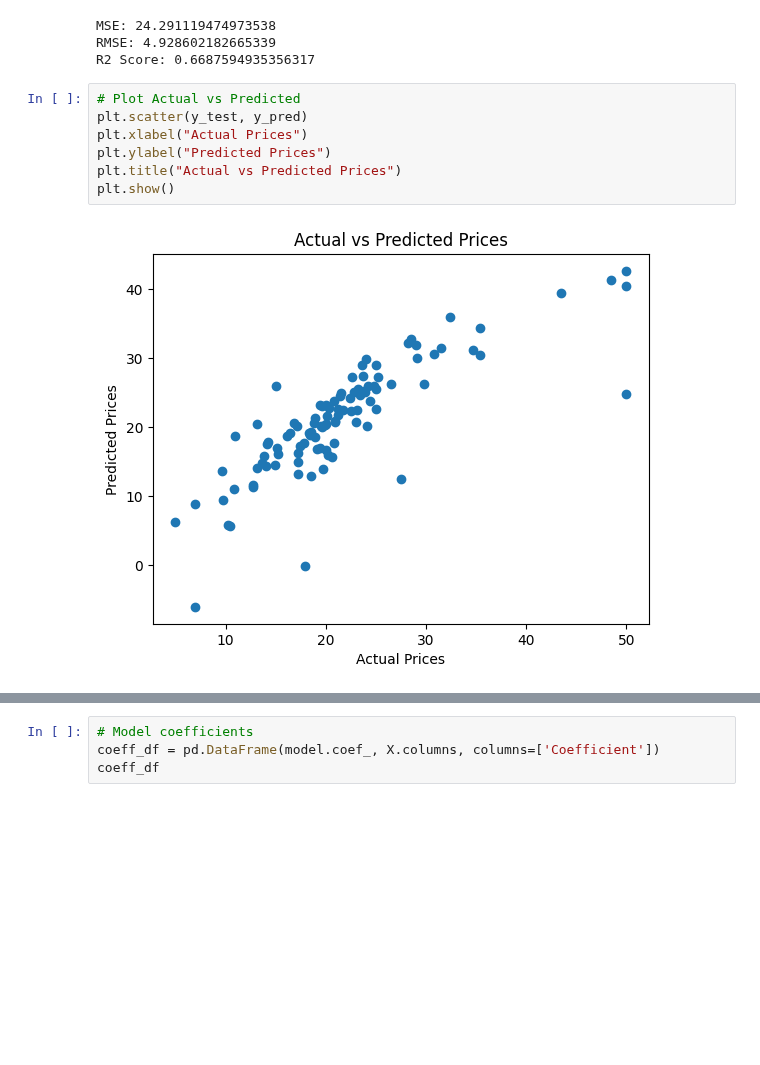
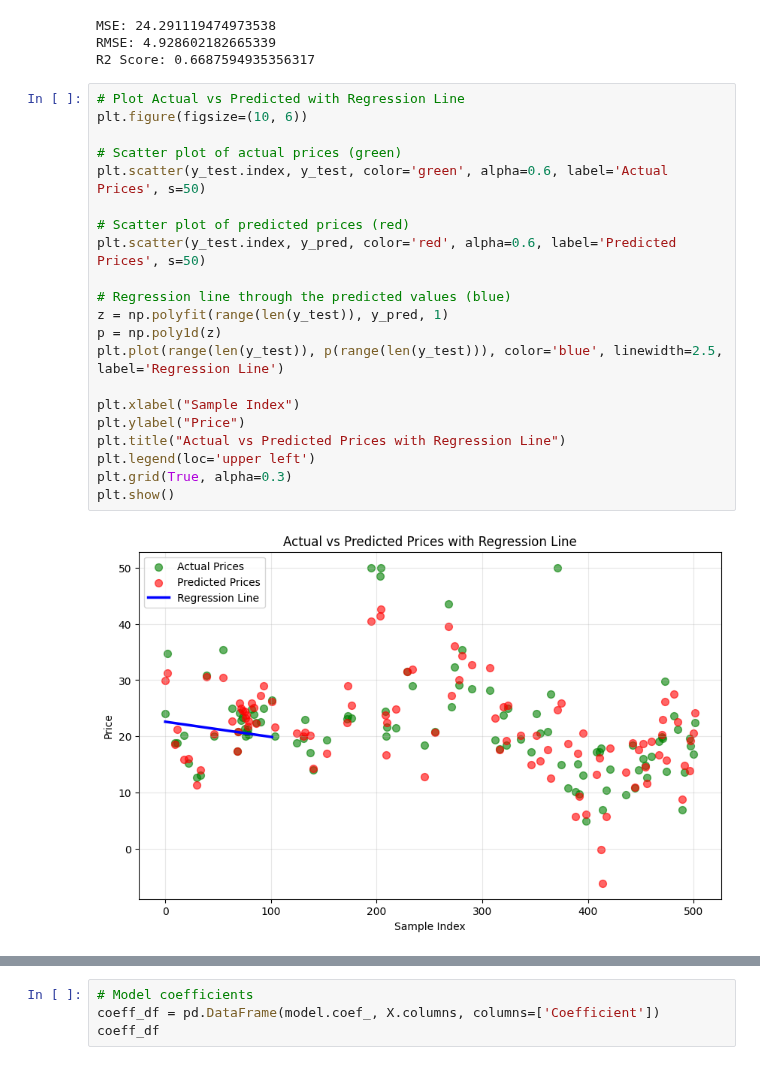
Before and after one commit to Piyush2425/Data_Science_Practicals, a Jupyter notebook: DS_Lab_4.ipynb, the cells around one changed output, grey strips where cells are left out. Drawn from its saved outputs; the diff is of its cells as text; blank space fills up the shorter version.

```diff
--- a/DS_Lab_4.ipynb
+++ b/DS_Lab_4.ipynb
@@ -85,11 +106,25 @@ MSE: 24.291119474973538
 RMSE: 4.928602182665339
 R2 Score: 0.6687594935356317
 # %%
-# Plot Actual vs Predicted
-plt.scatter(y_test, y_pred)
-plt.xlabel("Actual Prices")
-plt.ylabel("Predicted Prices")
-plt.title("Actual vs Predicted Prices")
+# Plot Actual vs Predicted with Regression Line
+plt.figure(figsize=(10, 6))
+
+# Scatter plot of actual prices (green)
+plt.scatter(y_test.index, y_test, color='green', alpha=0.6, label='Actual Prices', s=50)
+
+# Scatter plot of predicted prices (red)
+plt.scatter(y_test.index, y_pred, color='red', alpha=0.6, label='Predicted Prices', s=50)
+
+# Regression line through the predicted values (blue)
+z = np.polyfit(range(len(y_test)), y_pred, 1)
+p = np.poly1d(z)
+plt.plot(range(len(y_test)), p(range(len(y_test))), color='blue', linewidth=2.5, label='Regression Line')
+
+plt.xlabel("Sample Index")
+plt.ylabel("Price")
+plt.title("Actual vs Predicted Prices with Regression Line")
+plt.legend(loc='upper left')
+plt.grid(True, alpha=0.3)
 plt.show()
 # %% [output]
-[figure, old version]
+[figure, new version]
```
Also changed, not shown: parts of 6 cells of this notebook, 2 other files.
